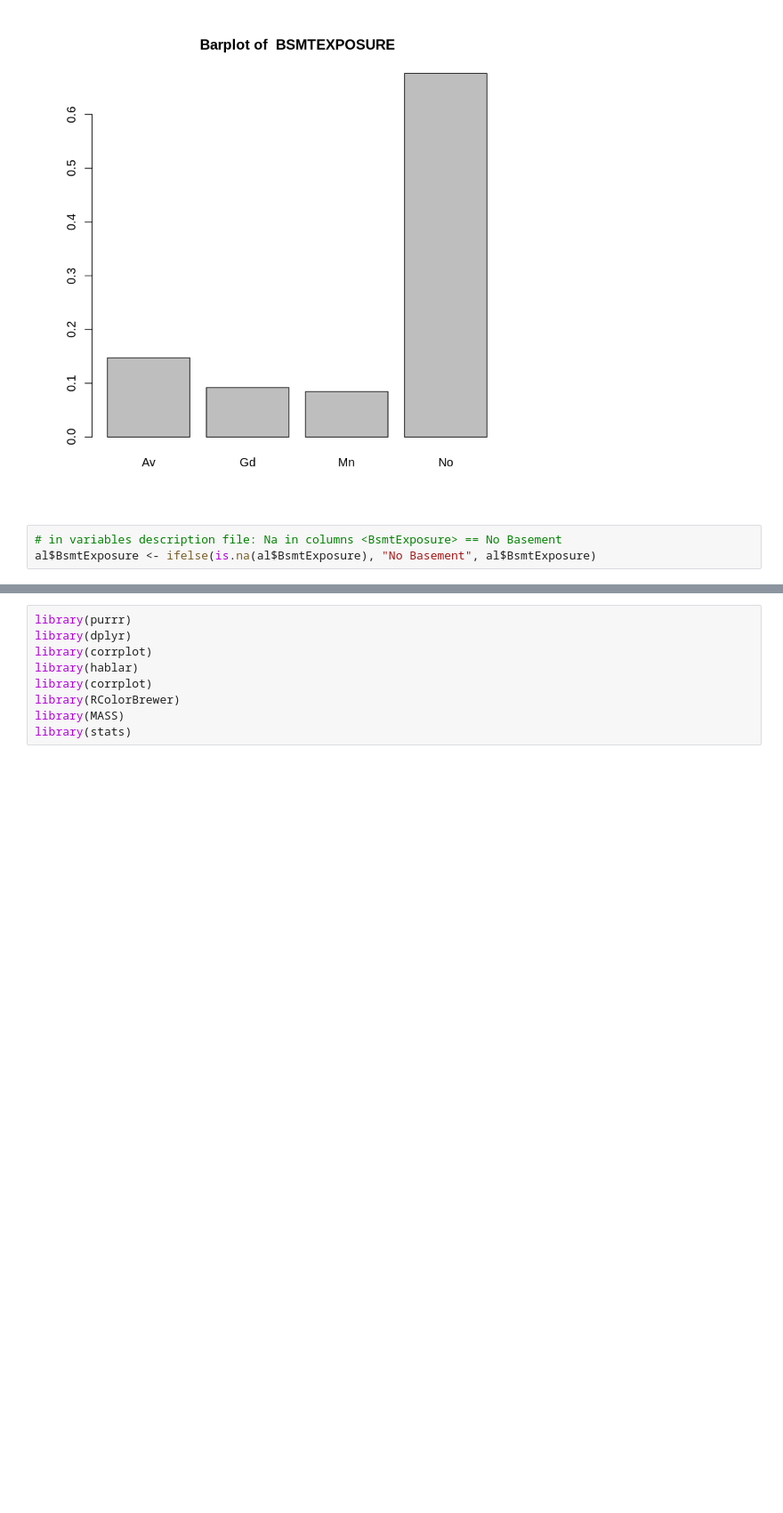
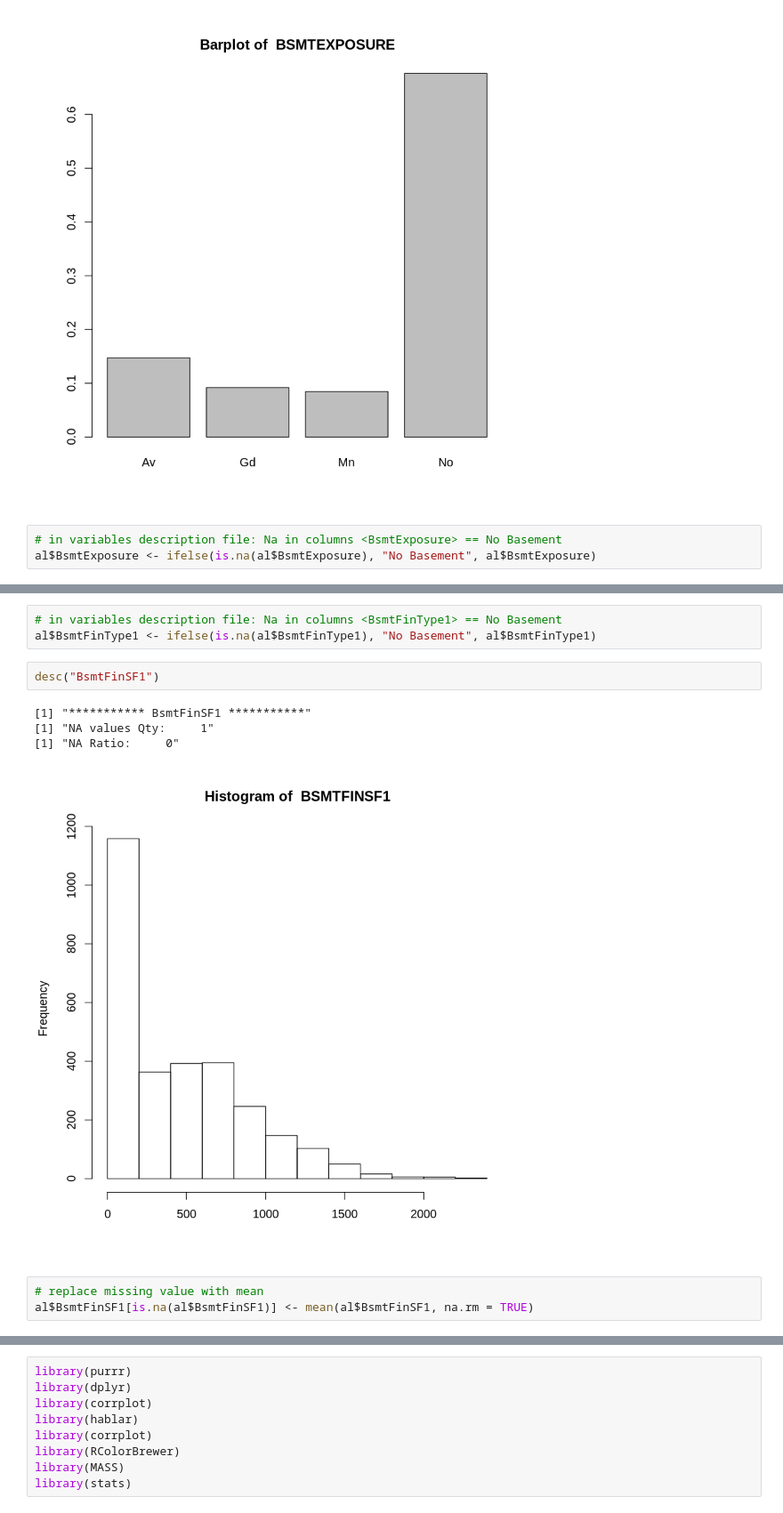
Before and after one commit to amirsaleem1990/Statistics, a Jupyter notebook: House-Prices-Advanced-Regression-Techniques-kaggle-compitation/Untitled1.ipynb, the cells around one changed output, grey strips where cells are left out. Shown at 89% size. Cells and saved outputs as stored; diff of their text form; blank space fills up the shorter version.

```diff
--- a/House-Prices-Advanced-Regression-Techniques-kaggle-compitation/Untitled1.ipynb
+++ b/House-Prices-Advanced-Regression-Techniques-kaggle-compitation/Untitled1.ipynb
@@ -295,0 +303,13 @@ al$BsmtExposure <- ifelse(is.na(al$BsmtExposure), "No Basement", al$BsmtExposure
+# %%
+# in variables description file: Na in columns <BsmtFinType1> == No Basement
+al$BsmtFinType1 <- ifelse(is.na(al$BsmtFinType1), "No Basement", al$BsmtFinType1)
+# %%
+desc("BsmtFinSF1")
+# %% [output]
+[1] "*********** BsmtFinSF1 ***********"
+[1] "NA values Qty:     1"
+[1] "NA Ratio:     0"
+[figure, added]
+# %%
+# replace missing value with mean
+al$BsmtFinSF1[is.na(al$BsmtFinSF1)] <- mean(al$BsmtFinSF1, na.rm = TRUE)
```
Also changed, not shown: parts of 2 cells of this notebook.
